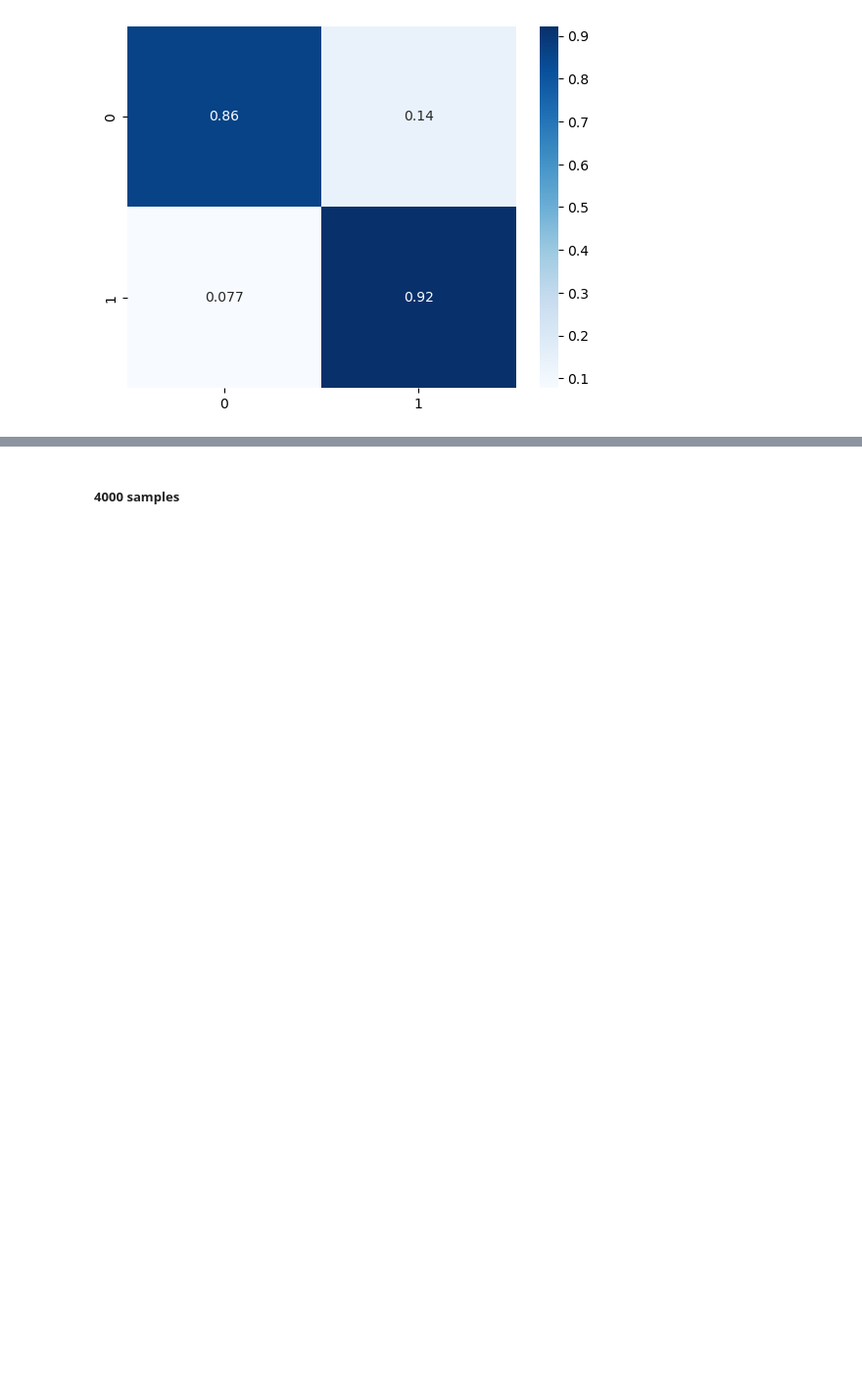
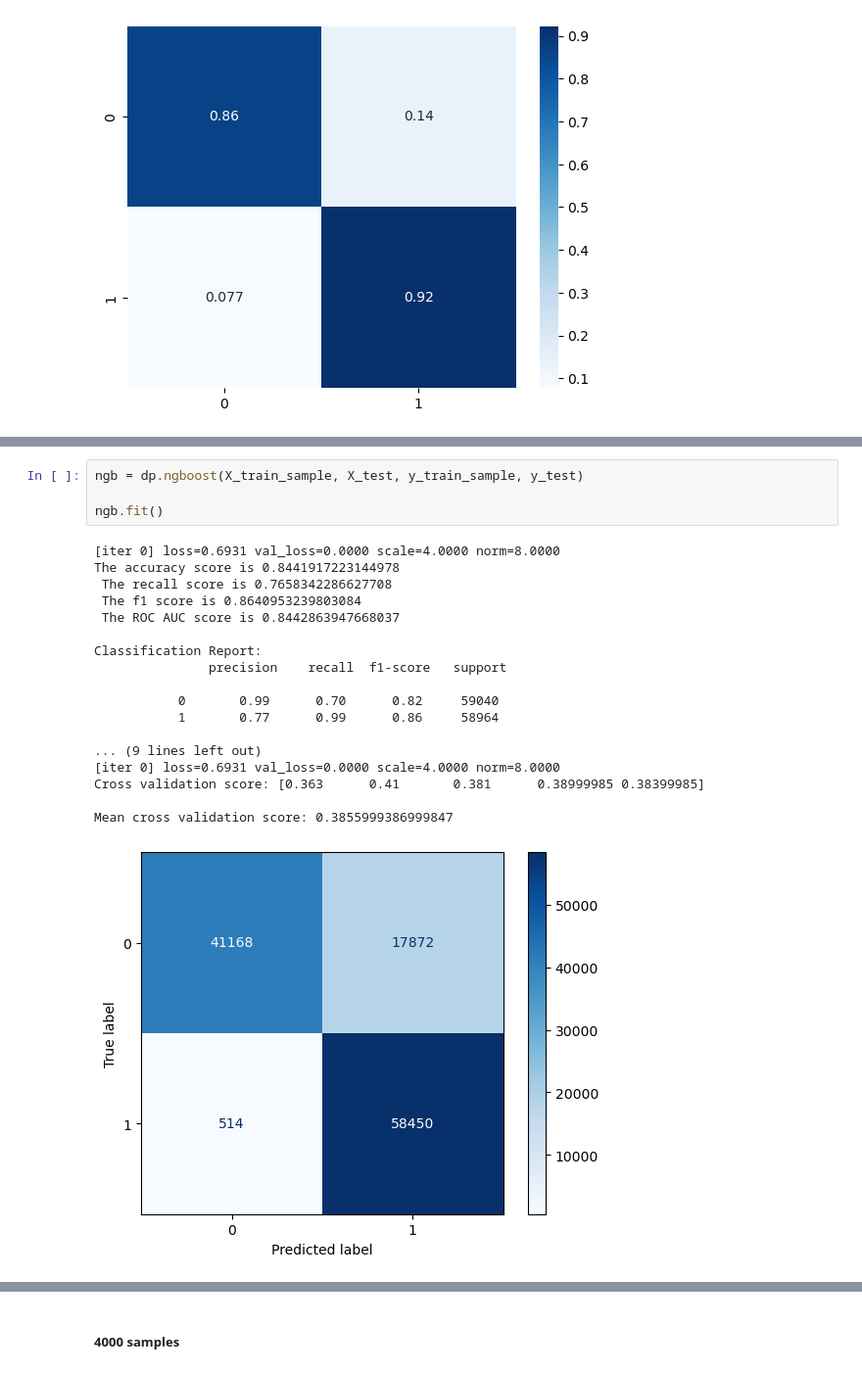
Before and after one commit to PBustamante65/NEO, a Jupyter notebook: API_test/NEOAPI.ipynb, the cells around one changed output, grey strips where cells are left out. Shown at 98% size. Cells and saved outputs as stored; diff of their text form; blank space fills up the shorter version.

```diff
--- a/API_test/NEOAPI.ipynb
+++ b/API_test/NEOAPI.ipynb
@@ -127,0 +204,23 @@ Mean cross validation score: 0.5307999510499878
+# %%
+ngb = dp.ngboost(X_train_sample, X_test, y_train_sample, y_test)
+
+ngb.fit()
+# %% [output]
+[iter 0] loss=0.6931 val_loss=0.0000 scale=4.0000 norm=8.0000
+The accuracy score is 0.8441917223144978
+ The recall score is 0.7658342286627708
+ The f1 score is 0.8640953239803084
+ The ROC AUC score is 0.8442863947668037
+
+Classification Report:
+               precision    recall  f1-score   support
+
+           0       0.99      0.70      0.82     59040
+           1       0.77      0.99      0.86     58964
+
+... (9 lines left out)
+[iter 0] loss=0.6931 val_loss=0.0000 scale=4.0000 norm=8.0000
+Cross validation score: [0.363      0.41       0.381      0.38999985 0.38399985]
+
+Mean cross validation score: 0.3855999386999847
+[figure, added]
```
Also changed, not shown: parts of 133 cells of this notebook, 3 other files.
